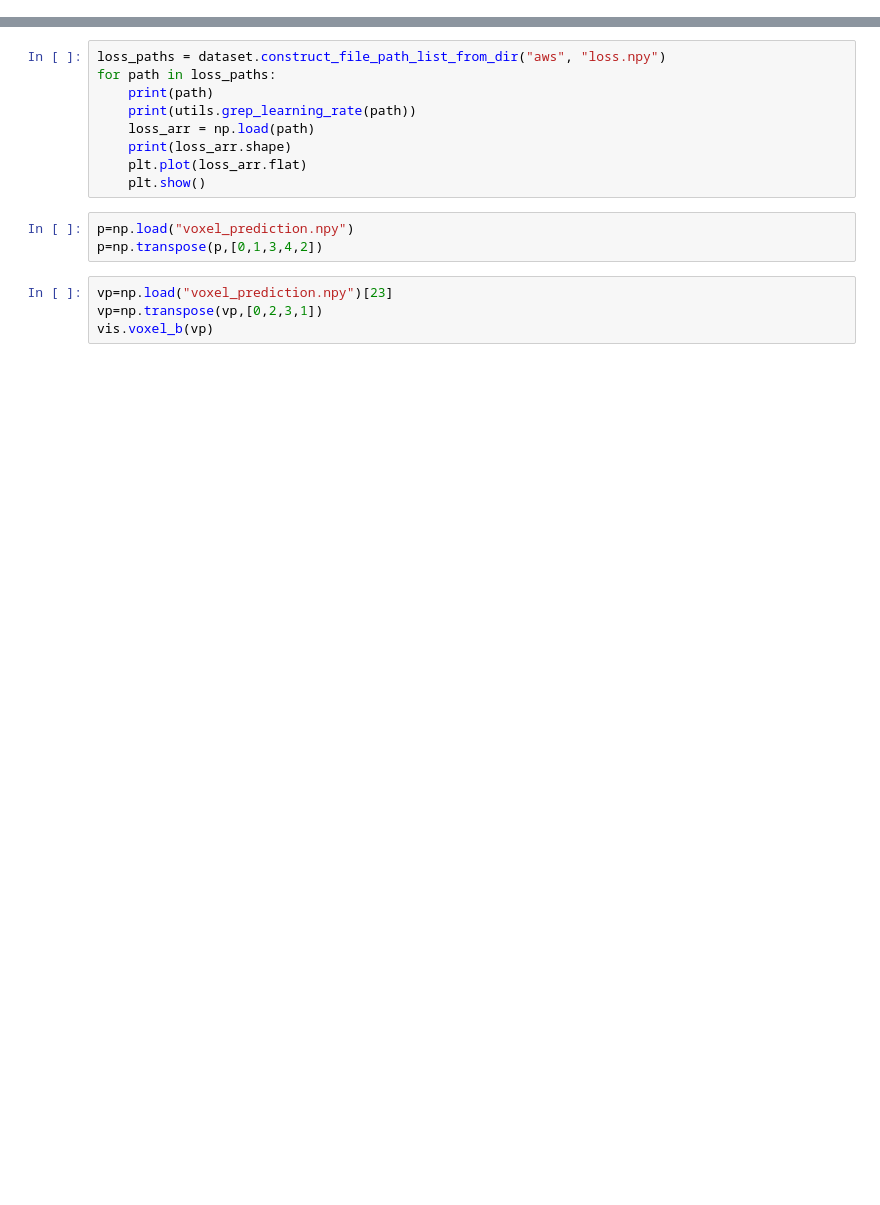
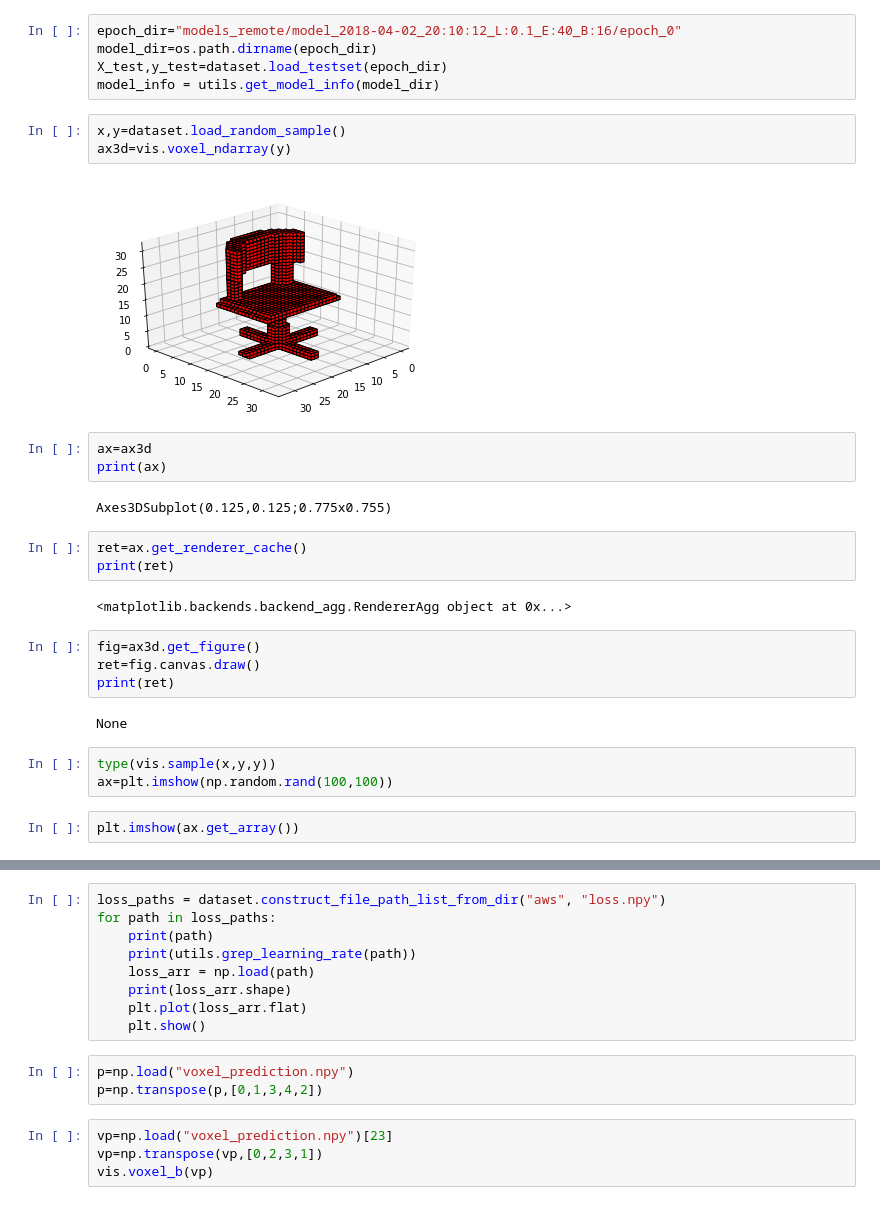
Before and after one commit to micmelesse/3D-reconstruction-with-Neural-Networks, a Jupyter notebook: playground.ipynb, the cells around one changed output, grey strips where cells are left out. Saved outputs shown, nothing was run; the diff lists cells and outputs as text; blank space fills up the shorter version.

```diff
--- a/playground.ipynb
+++ b/playground.ipynb
@@ -23,0 +26,31 @@ Using TensorFlow backend.
+# %%
+epoch_dir="models_remote/model_2018-04-02_20:10:12_L:0.1_E:40_B:16/epoch_0"
+model_dir=os.path.dirname(epoch_dir)
+X_test,y_test=dataset.load_testset(epoch_dir)
+model_info = utils.get_model_info(model_dir)
+# %%
+x,y=dataset.load_random_sample()
+ax3d=vis.voxel_ndarray(y)
+# %% [output]
+[figure, added]
+# %%
+ax=ax3d
+print(ax)
+# %% [output]
+Axes3DSubplot(0.125,0.125;0.775x0.755)
+# %%
+ret=ax.get_renderer_cache()
+print(ret)
+# %% [output]
+<matplotlib.backends.backend_agg.RendererAgg object at 0x...>
+# %%
+fig=ax3d.get_figure()
+ret=fig.canvas.draw()
+print(ret)
+# %% [output]
+None
+# %%
+type(vis.sample(x,y,y))
+ax=plt.imshow(np.random.rand(100,100))
+# %%
+plt.imshow(ax.get_array())
```
Also changed, not shown: parts of 8 cells of this notebook, 11 other files.
